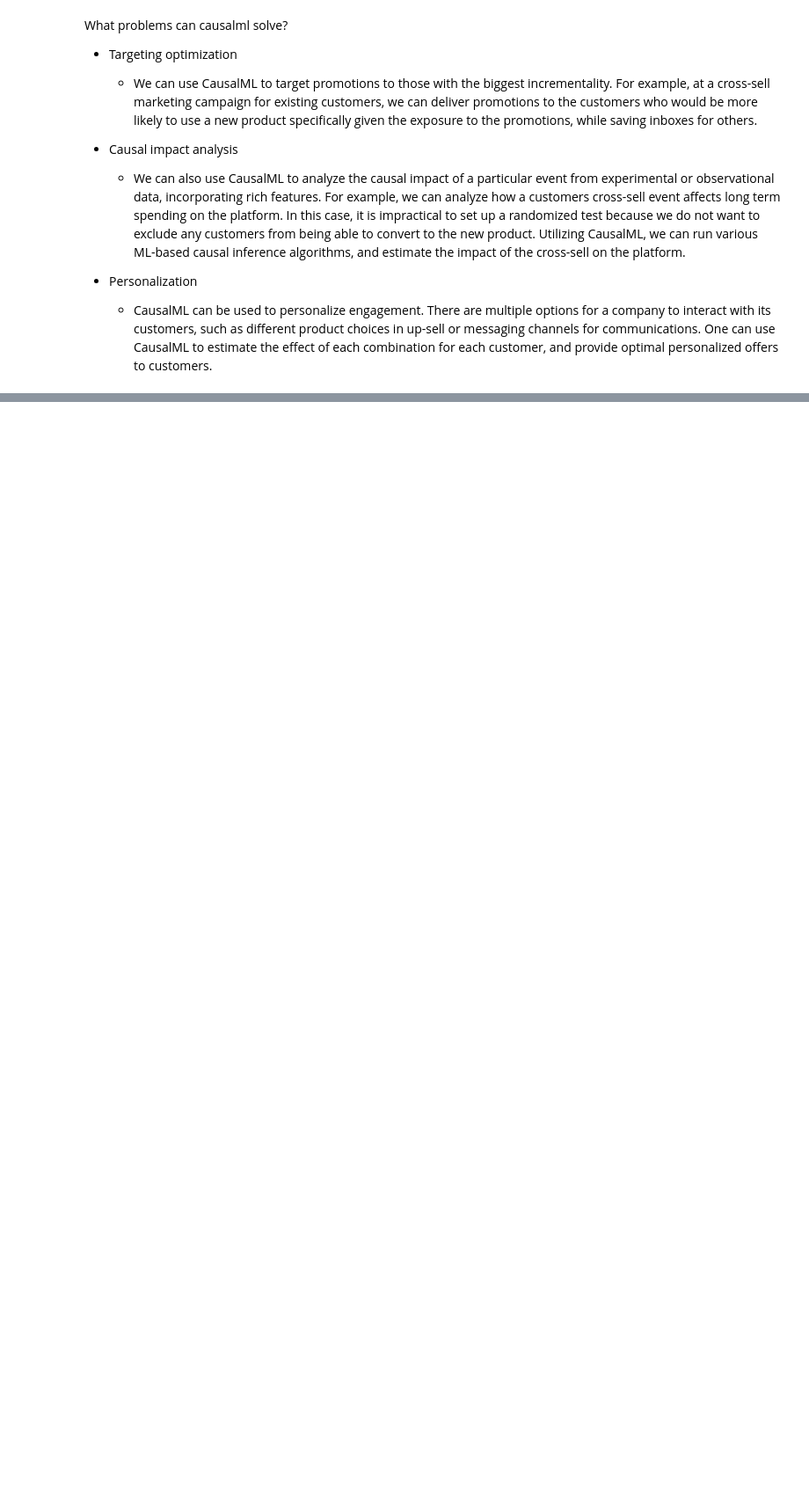
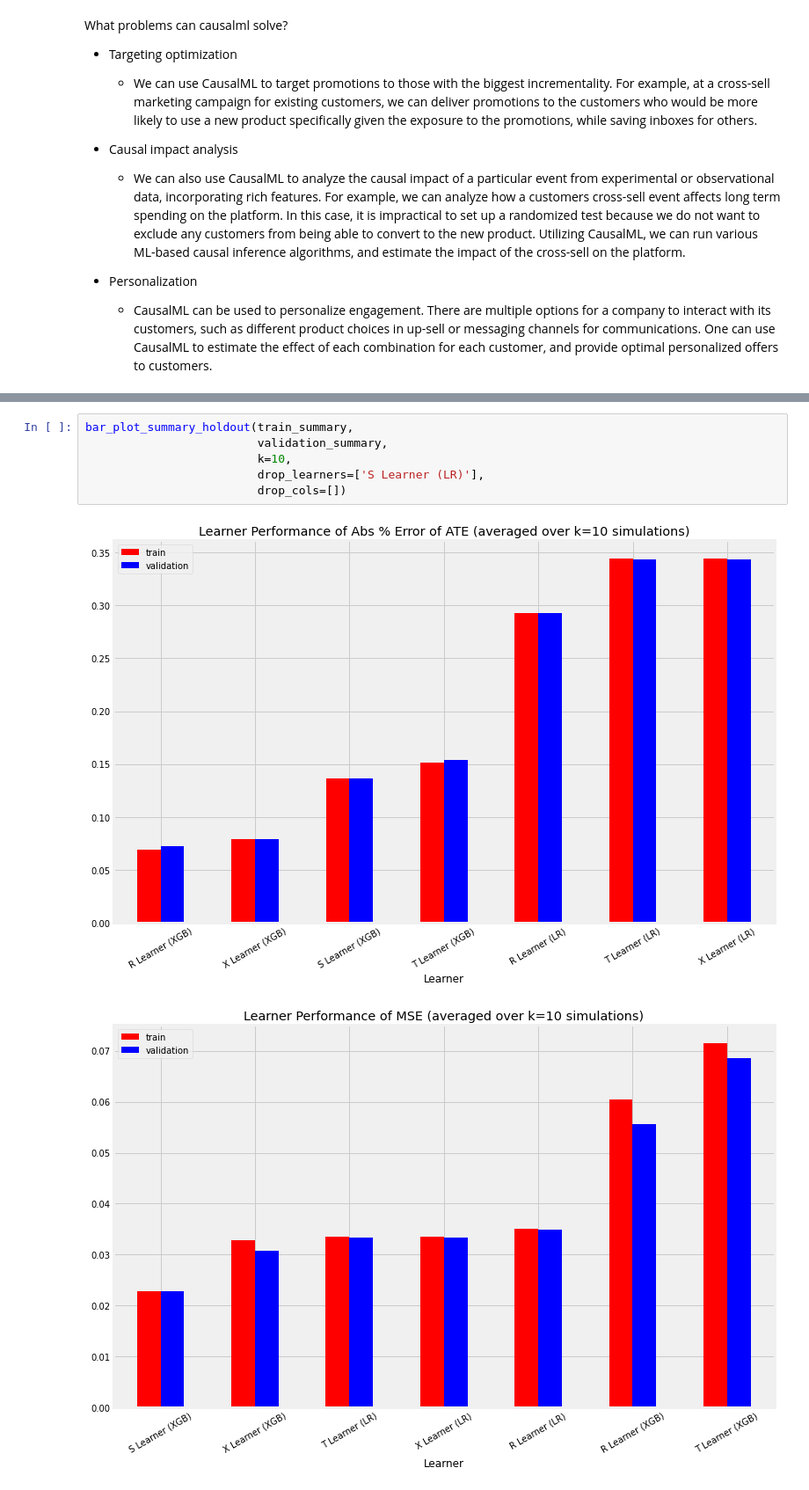
Before and after one commit to viswanath57/CausalML-A-Python-Package, a Jupyter notebook: Introduction to causalml package.ipynb, the cells around one changed output, grey strips where cells are left out. Shown at 88% size. Cells and saved outputs as stored; diff of their text form; blank space fills up the shorter version.

```diff
--- a/Introduction to causalml package.ipynb
+++ b/Introduction to causalml package.ipynb
@@ -64,0 +371,9 @@ The sklearn.utils.testing module is  deprecated in version 0.22 and will be remo
+# %%
+bar_plot_summary_holdout(train_summary,
+                         validation_summary,
+                         k=10,
+                         drop_learners=['S Learner (LR)'],
+                         drop_cols=[])
+# %% [output]
+[figure, added]
+[figure, added]
```
Also changed, not shown: parts of 29 cells of this notebook.
